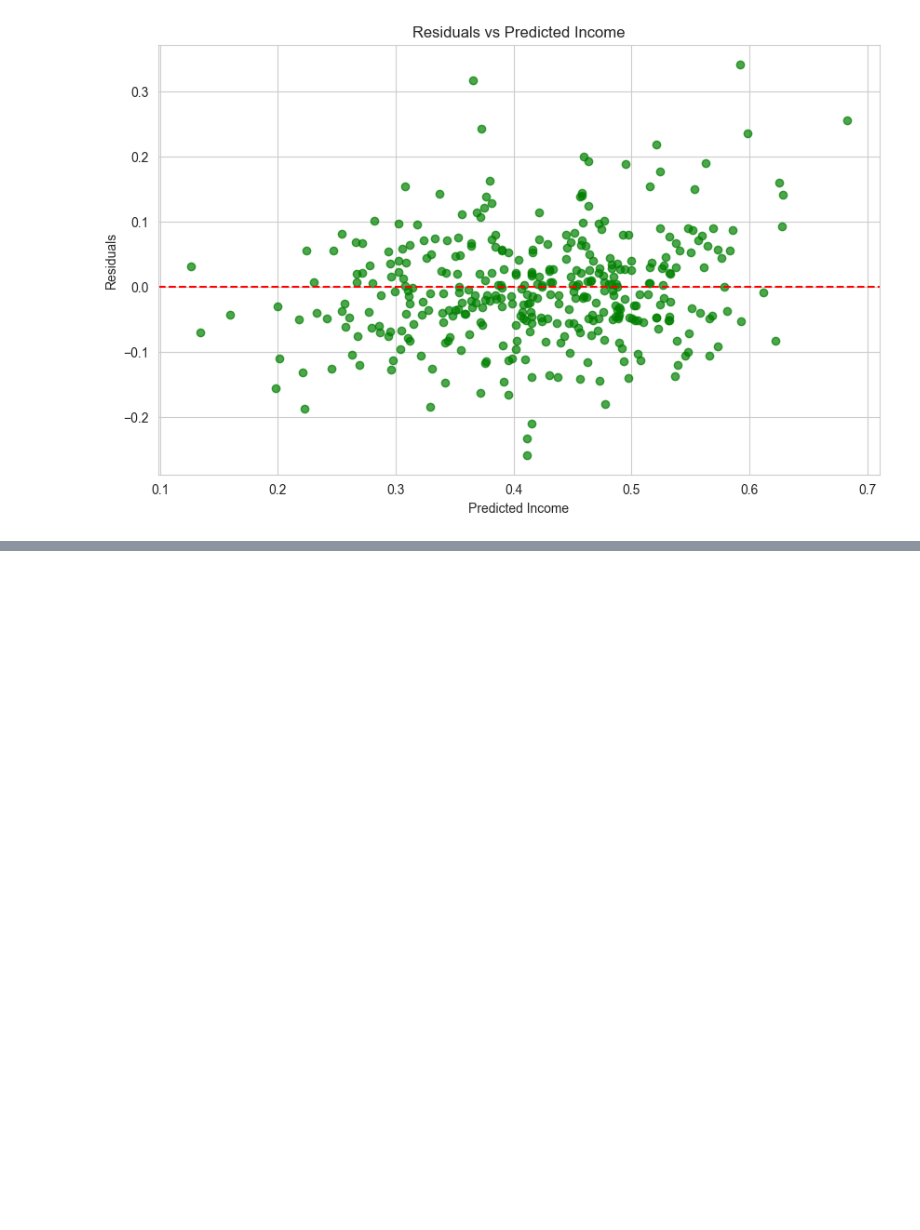
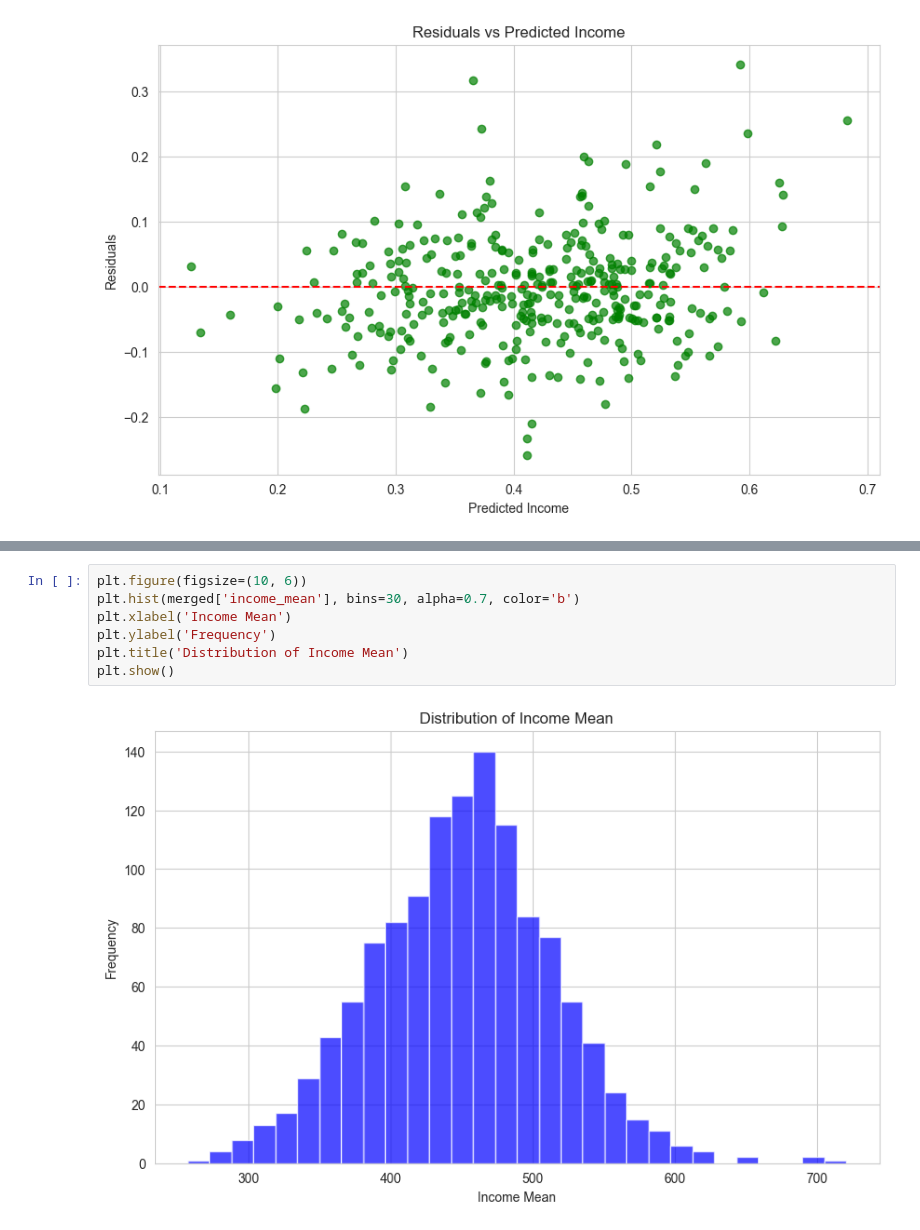
Before and after one commit to lvzeyu/chss_2024_assignment, a Jupyter notebook: 最終課題/income_predicion_peiqiheng.ipynb, the cells around one changed output, grey strips where cells are left out. Drawn from its saved outputs; the diff is of its cells as text; blank space fills up the shorter version.

```diff
--- a/最終課題/income_predicion_peiqiheng.ipynb
+++ b/最終課題/income_predicion_peiqiheng.ipynb
@@ -315,0 +299,9 @@ plt.show()
+# %%
+plt.figure(figsize=(10, 6))
+plt.hist(merged['income_mean'], bins=30, alpha=0.7, color='b')
+plt.xlabel('Income Mean')
+plt.ylabel('Frequency')
+plt.title('Distribution of Income Mean')
+plt.show()
+# %% [output]
+[figure, added]
```
Also changed, not shown: parts of 5 cells of this notebook.
